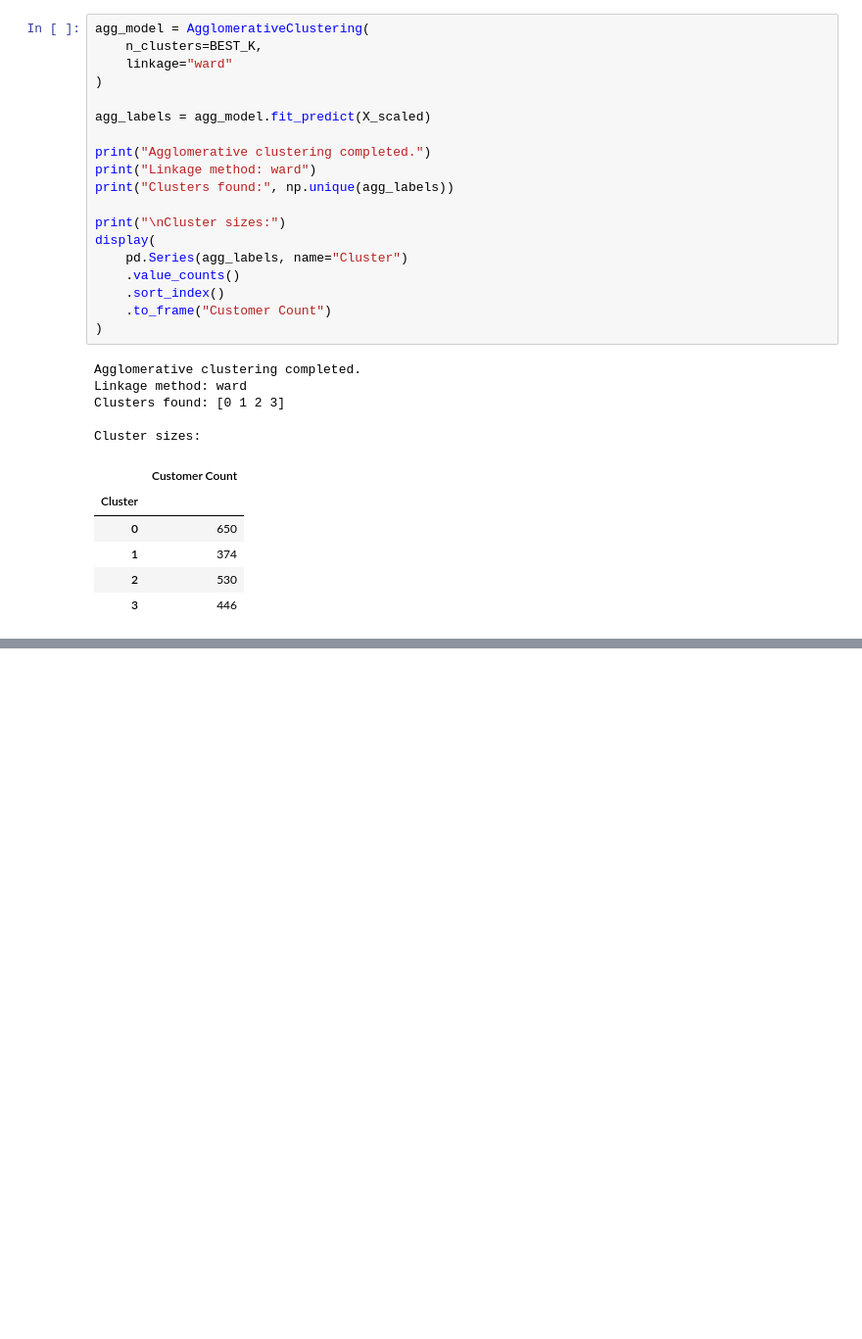
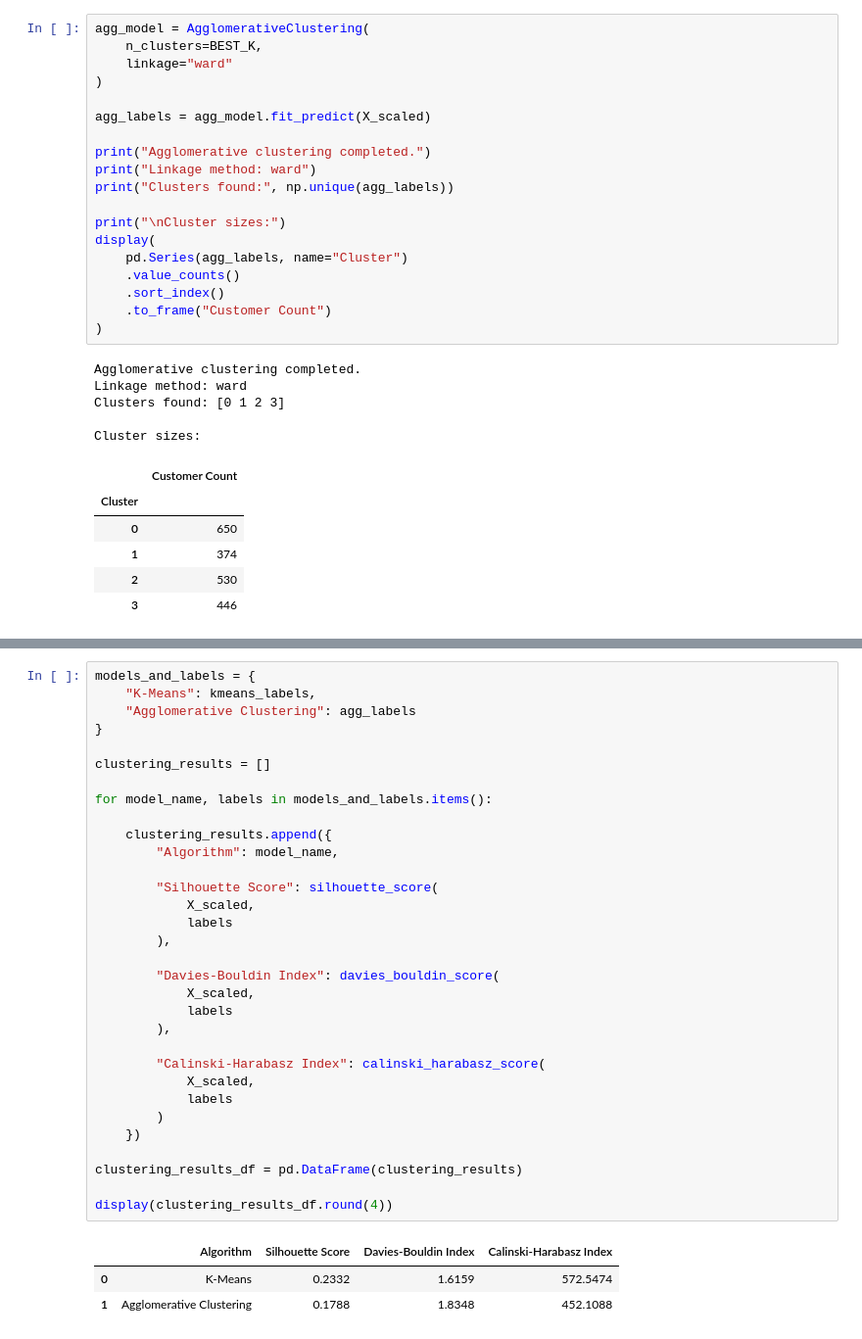
Before and after one commit to mith-sen/ML_Case_Study, a Jupyter notebook: notebooks/clustering.ipynb, the cells around one changed output, grey strips where cells are left out. Shown at 98% size. Saved outputs shown, nothing was run; the diff lists cells and outputs as text; blank space fills up the shorter version.

Commit message:
Evaluate both clustering algorithms using mandatory metrics

```diff
--- a/notebooks/clustering.ipynb
+++ b/notebooks/clustering.ipynb
@@ -518,0 +531,36 @@ Cluster sizes:
+# %%
+models_and_labels = {
+    "K-Means": kmeans_labels,
+    "Agglomerative Clustering": agg_labels
+}
+
+clustering_results = []
+
+for model_name, labels in models_and_labels.items():
+
+    clustering_results.append({
+        "Algorithm": model_name,
+
+        "Silhouette Score": silhouette_score(
+            X_scaled,
+            labels
+        ),
+
+        "Davies-Bouldin Index": davies_bouldin_score(
+            X_scaled,
+            labels
+        ),
+
+        "Calinski-Harabasz Index": calinski_harabasz_score(
+            X_scaled,
+            labels
+        )
+    })
+
+clustering_results_df = pd.DataFrame(clustering_results)
+
+display(clustering_results_df.round(4))
+# %% [output]
+|  | Algorithm | Silhouette Score | Davies-Bouldin Index | Calinski-Harabasz Index |
+| 0 | K-Means | 0.2332 | 1.6159 | 572.5474 |
+| 1 | Agglomerative Clustering | 0.1788 | 1.8348 | 452.1088 |
```
Also changed, not shown: parts of 1 cell of this notebook.
